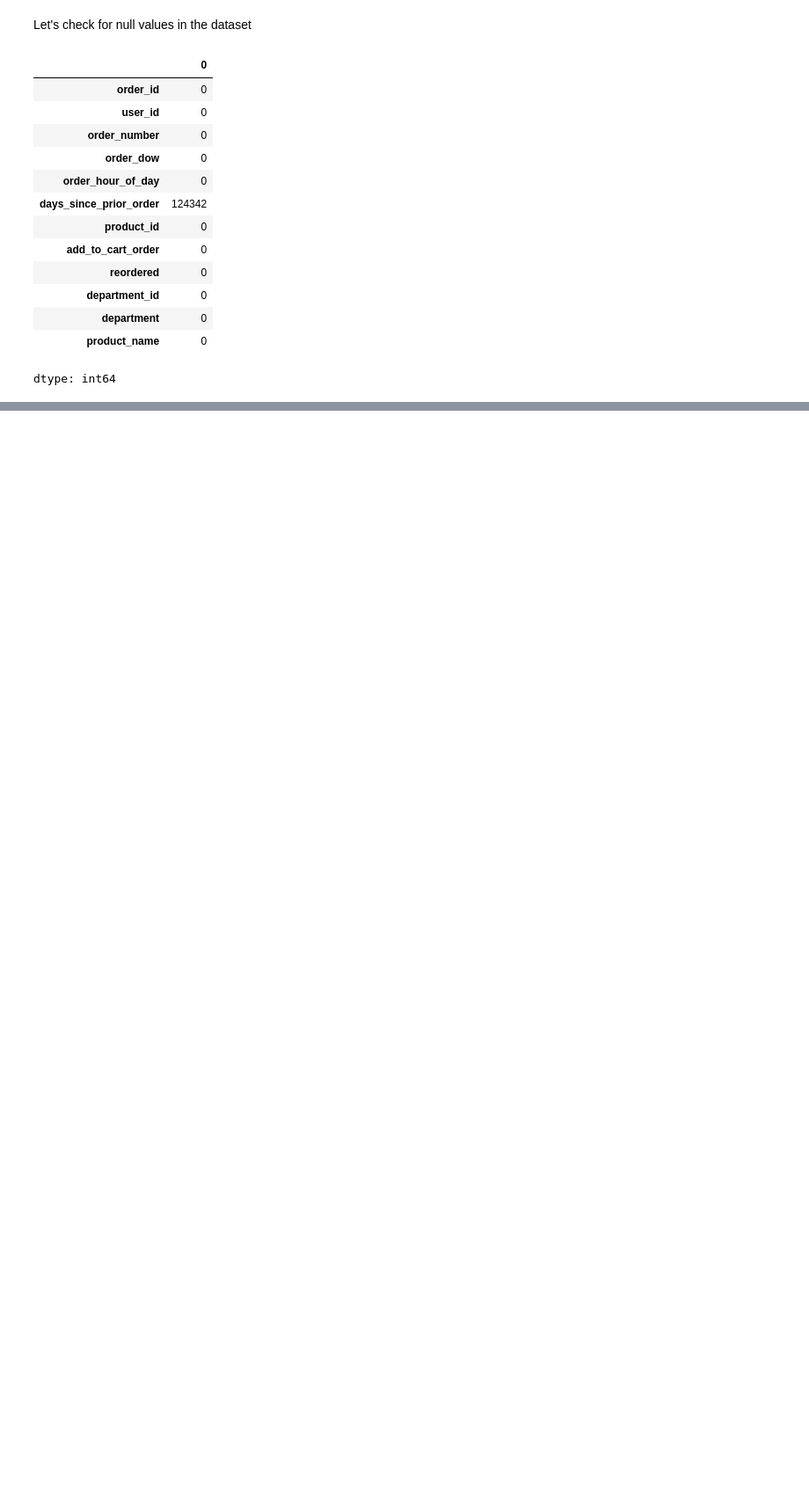
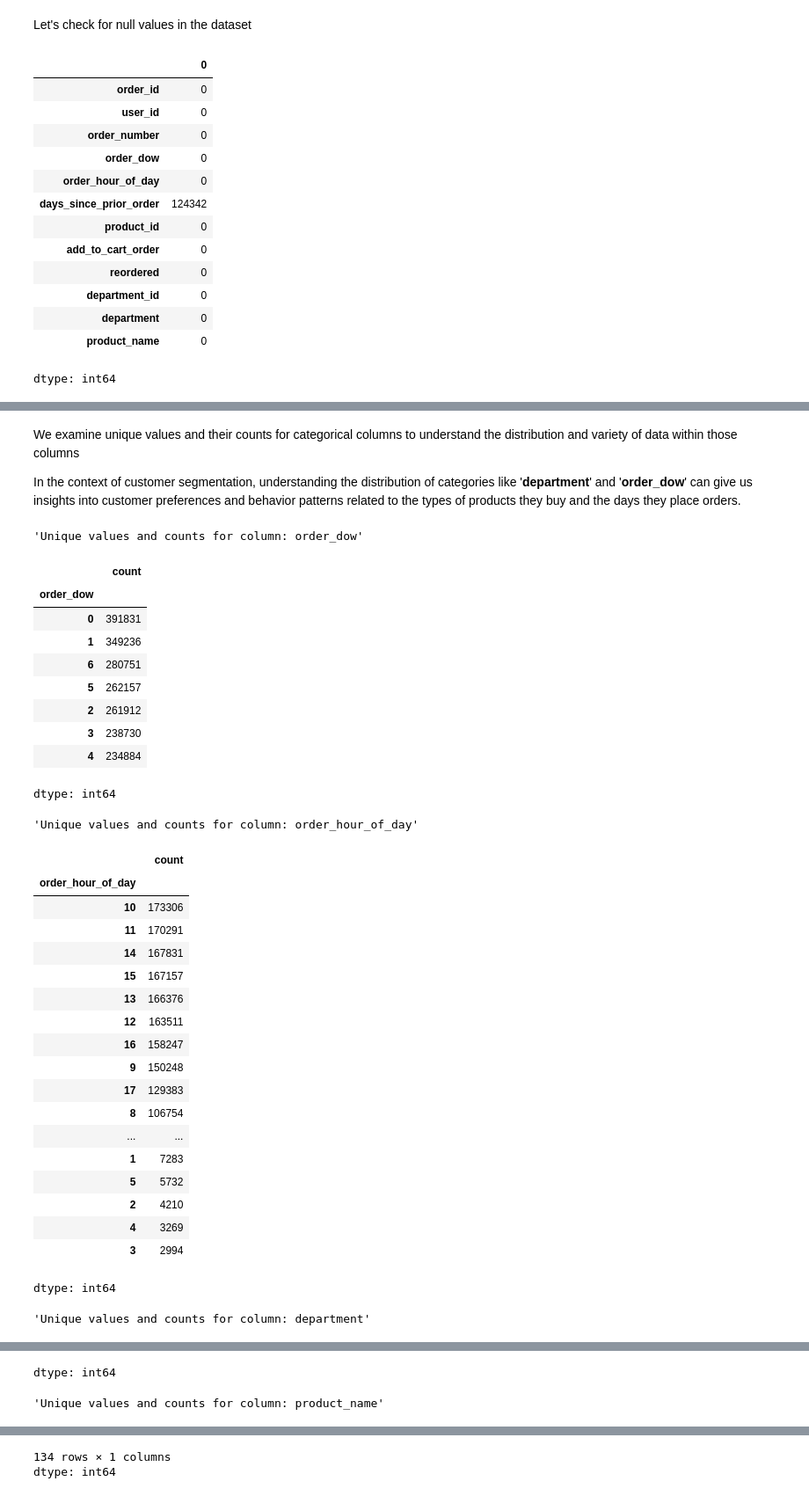
Before and after one commit to aminayusif/PurchaseIQ, a Jupyter notebook: PurchaseIQ_CustomerSegmentation_Using_K_Means_Clustering.ipynb, the cells around one changed output, grey strips where cells are left out. Shown: that part at 88% size. Drawn from its saved outputs; the diff is of its cells as text; code cells hidden in the pictures; blank space fills up the shorter version.

Commit message:
Initial data preprocessing and examining the distribution of categorical variables

```diff
--- a/PurchaseIQ_CustomerSegmentation_Using_K_Means_Clustering.ipynb
+++ b/PurchaseIQ_CustomerSegmentation_Using_K_Means_Clustering.ipynb
@@ -85,0 +98,2 @@ dtype: int64
+# %%
+df['days_since_prior_order'] = df['days_since_prior_order'].fillna(0)
@@ -85,0 +121,3 @@ dtype: int64
+# %%
+
+df['department'] = df['department'].str.strip()
@@ -85,0 +126,2 @@ dtype: int64
+# %%
+df['days_since_prior_order']= df['days_since_prior_order'].astype(np.int64)
@@ -85,0 +150,43 @@ dtype: int64
+# %% [markdown]
+We examine unique values and their counts for categorical columns to understand the distribution and variety of data within those columns
+
+In the context of customer segmentation, understanding the distribution of categories like '**department**' and '**order_dow**' can give us insights into customer preferences and behavior patterns related to the types of products they buy and the days they place orders.
+# %%
+# Examine unique values and their counts for categorical columns
+for col in ['order_dow', 'order_hour_of_day', 'department', 'product_name']:
+    if col in df.columns:
+        display(f"Unique values and counts for column: {col}")
+        display(df[col].value_counts())
+# %% [output]
+'Unique values and counts for column: order_dow'
+|  | count |
+| order_dow |  |
+| 0 | 391831 |
+| 1 | 349236 |
+| 6 | 280751 |
+| 5 | 262157 |
+| 2 | 261912 |
+| 3 | 238730 |
+| 4 | 234884 |
+dtype: int64
+'Unique values and counts for column: order_hour_of_day'
+|  | count |
+| order_hour_of_day |  |
+| 10 | 173306 |
+| 11 | 170291 |
+| 14 | 167831 |
+| 15 | 167157 |
+| 13 | 166376 |
+| 12 | 163511 |
+| 16 | 158247 |
+| 9 | 150248 |
+| 17 | 129383 |
+| 8 | 106754 |
+| ... | ... |
+| 1 | 7283 |
+| 5 | 5732 |
+| 2 | 4210 |
+| 4 | 3269 |
+| 3 | 2994 |
+dtype: int64
+'Unique values and counts for column: department'
@@ -85,0 +211,2 @@ dtype: int64
+dtype: int64
+'Unique values and counts for column: product_name'
@@ -85,0 +226,2 @@ dtype: int64
+134 rows × 1 columns
+dtype: int64
```
Also changed, not shown: parts of 11 cells of this notebook.
